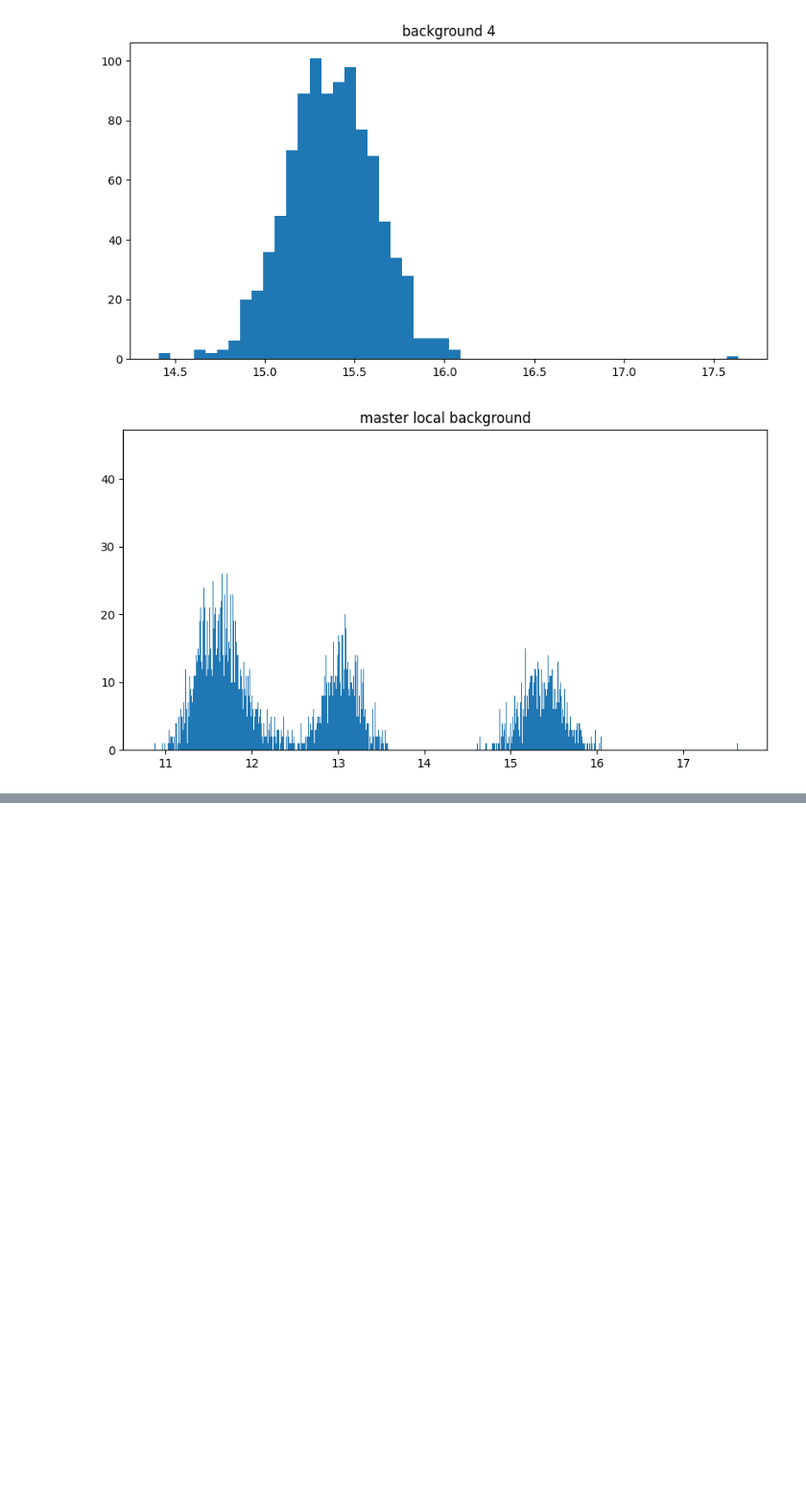
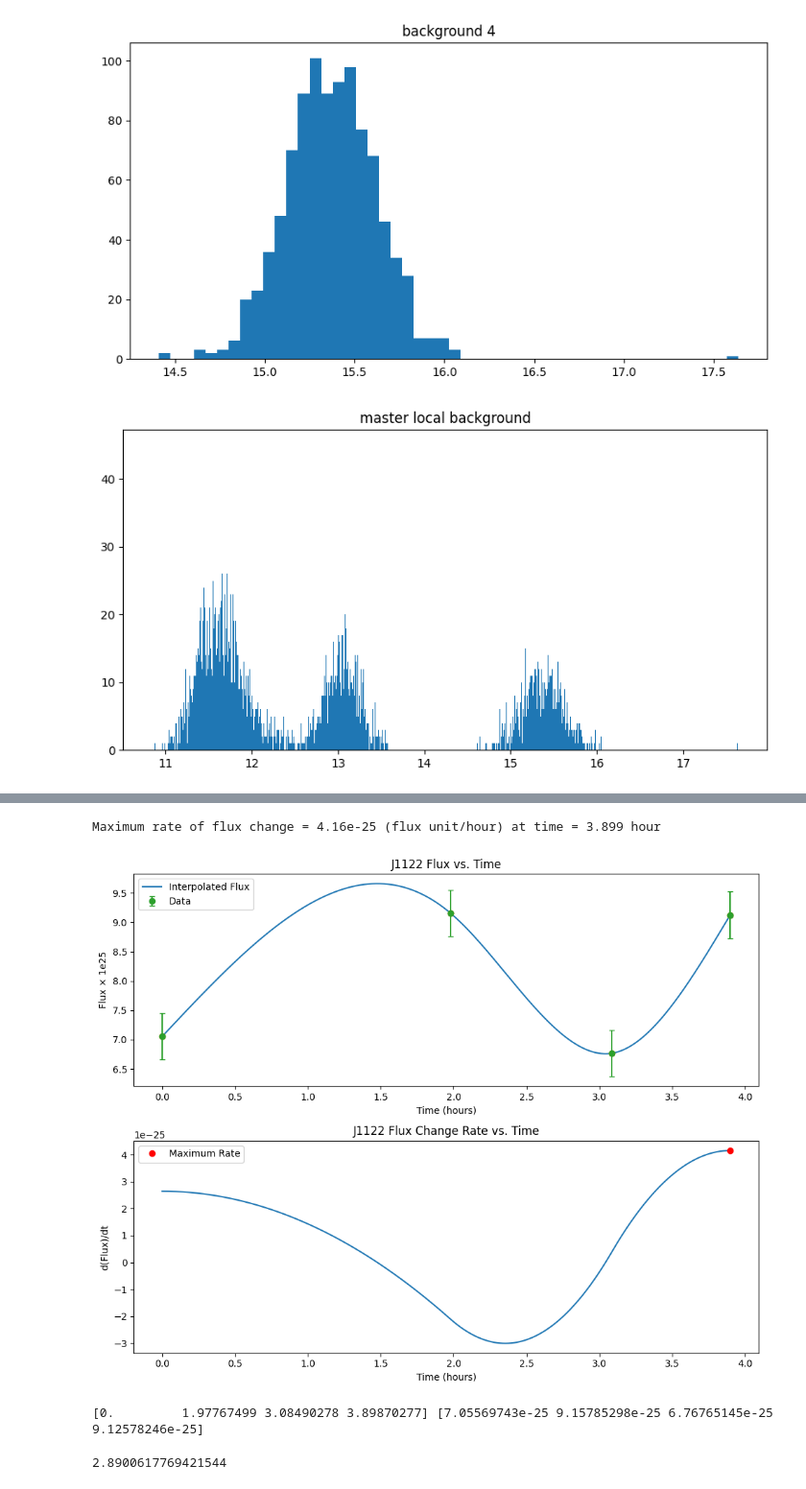
Before and after one commit to lucamenotti/astr136_lab, a Jupyter notebook: lab1_astr136.ipynb, the cells around one changed output, grey strips where cells are left out. Shown at 96% size. Saved outputs shown, nothing was run; the diff lists cells and outputs as text; code cells hidden in the pictures; blank space fills up the shorter version.

```diff
--- a/lab1_astr136.ipynb
+++ b/lab1_astr136.ipynb
@@ -457,0 +482,76 @@ flux_err  3.469999e-26  5.243368e-26  2.845877e-26  3.941044e-26
+# %%
+# convert time from JD to hours, normalize by subtracking the starting JD time from each time measurment in the list, and then multiply by 24 to get hour
+time = np.array((time_list - time_list[0])*24)
+fluxes = np.array(flux_list)
+fluxes_err = np.array(flux_err)
+# scale fluxes so that the derivatives look better
+scale_factor = 1e25
+scaled_fluxes = fluxes * scale_factor
+scaled_fluxes_err = fluxes_err * scale_factor
+# interp derivative is scaled in scaled flux-unit/hour. multiply by 1/scale_factor to get back to original units.
+use_scaling = True
+# scaling fluxes
+if use_scaling:
+    y = scaled_fluxes
+    flux_unit_str = "flux×1e-25 unit"
+else:
+    y = fluxes
+    flux_unit_str = "flux unit"
+# create the cubic spline interpolation, looks best compared to standard cubic polynomial
+cs = CubicSpline(time, y, bc_type='natural')
+# time grid to interpolate over
+t_fine = np.linspace((time.min()), (time.max()), 1000)
+flux_interp = cs(t_fine)
+flux_rate = cs.derivative()(t_fine)
+# scaling back to unscaled flux rate if scaled, and left alone if not scaled
+if use_scaling:
+    flux_rate_original = flux_rate / scale_factor
+else:
+    flux_rate_original = flux_rate
+# finding max abs derivative value
+max_rate_index = np.argmax(np.abs(flux_rate))
+max_rate = flux_rate_original[max_rate_index]
+max_rate_time = t_fine[max_rate_index]
+print("Maximum rate of flux change = {:.2e} (flux unit/hour) at time = {:.3f} hour".format(max_rate, max_rate_time))
+
+# plotting
+fig, ax = plt.subplots(2, 1, figsize=(10, 8))
+
+# plot flux vs time with fitted line. makes sure to include info that is scaled if scaling is used
+if use_scaling:
+    ax[0].plot(t_fine, cs(t_fine), label='Interpolated Flux')
+    ax[0].plot(time, scaled_fluxes, 'o')
+    ax[0].errorbar(time, scaled_fluxes, yerr=scaled_fluxes_err, fmt='o', capsize=3,label='Data')
+    ax[0].set_ylabel("Flux × 1e25")
+else:
+    ax[0].plot(t_fine, cs(t_fine), label='Interpolated Flux')
+    ax[0].plot(time, fluxes, 'o', label='Data')
+    ax[0].errorbar(time, fluxes, yerr=fluxes_err, fmt='o', capsize=3, label='Data')
+    ax[0].set_ylabel("Flux")
+
+ax[0].set_title("J1122 Flux vs. Time")
+ax[0].set_xlabel("Time (hours)")
+ax[0].legend()
+
+# plot derivatives
+ax[1].plot(t_fine, flux_rate_original) #, label='Flux Change Rate (original flux units/hour)'
+ax[1].plot(max_rate_time, max_rate, 'ro', label="Maximum Rate")
+ax[1].set_title("J1122 Flux Change Rate vs. Time")
+ax[1].set_xlabel("Time (hours)")
+ax[1].set_ylabel("d(Flux)/dt")
+ax[1].legend()
+
+plt.tight_layout()
+plt.savefig("j1122_lightcurve.png")
+plt.show()
+# %% [output]
+Maximum rate of flux change = 4.16e-25 (flux unit/hour) at time = 3.899 hour
+[figure, added]
+# %%
+print(time, fluxes)
+# %% [output]
+[0.         1.97767499 3.08490278 3.89870277] [7.05569743e-25 9.15785298e-25 6.76765145e-25 9.12578246e-25]
+# %%
+print(cs(1.5)-cs(3.0849))
+# %% [output]
+2.8900617769421544
```
Also changed, not shown: parts of 8 cells of this notebook.
